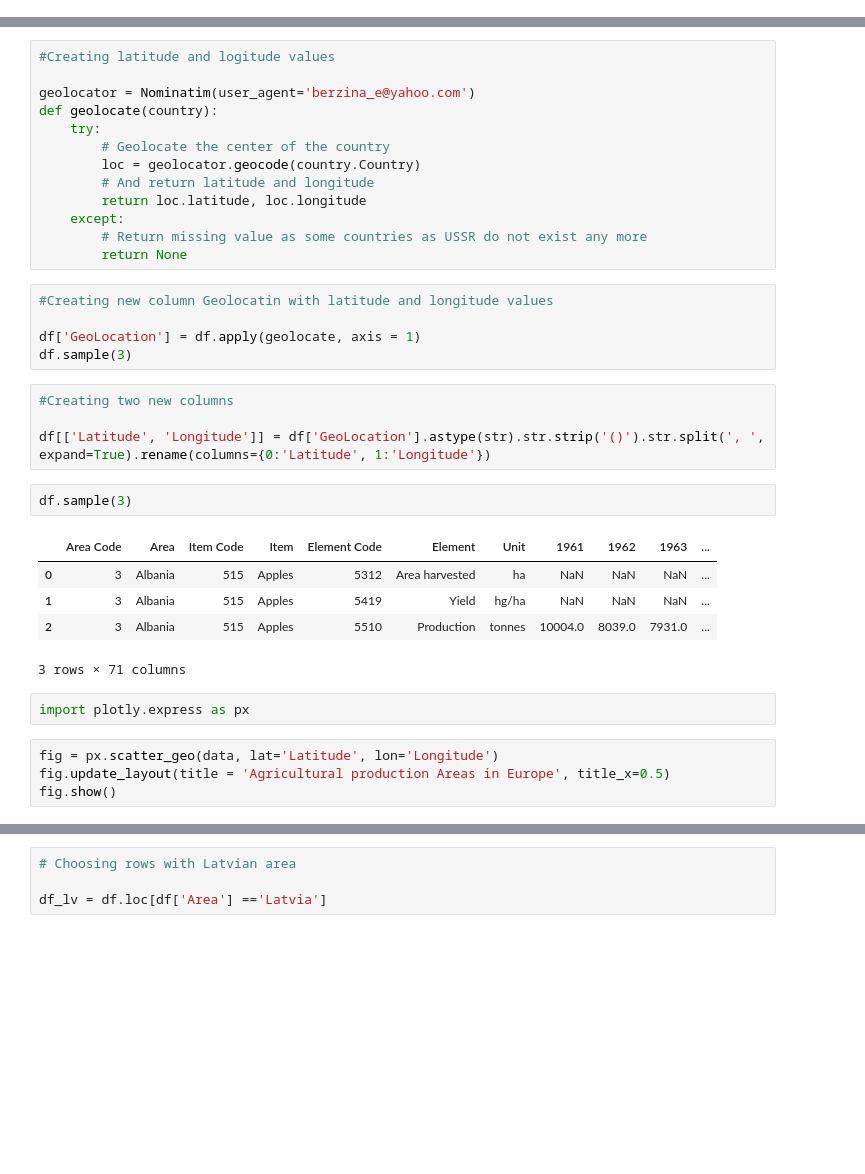
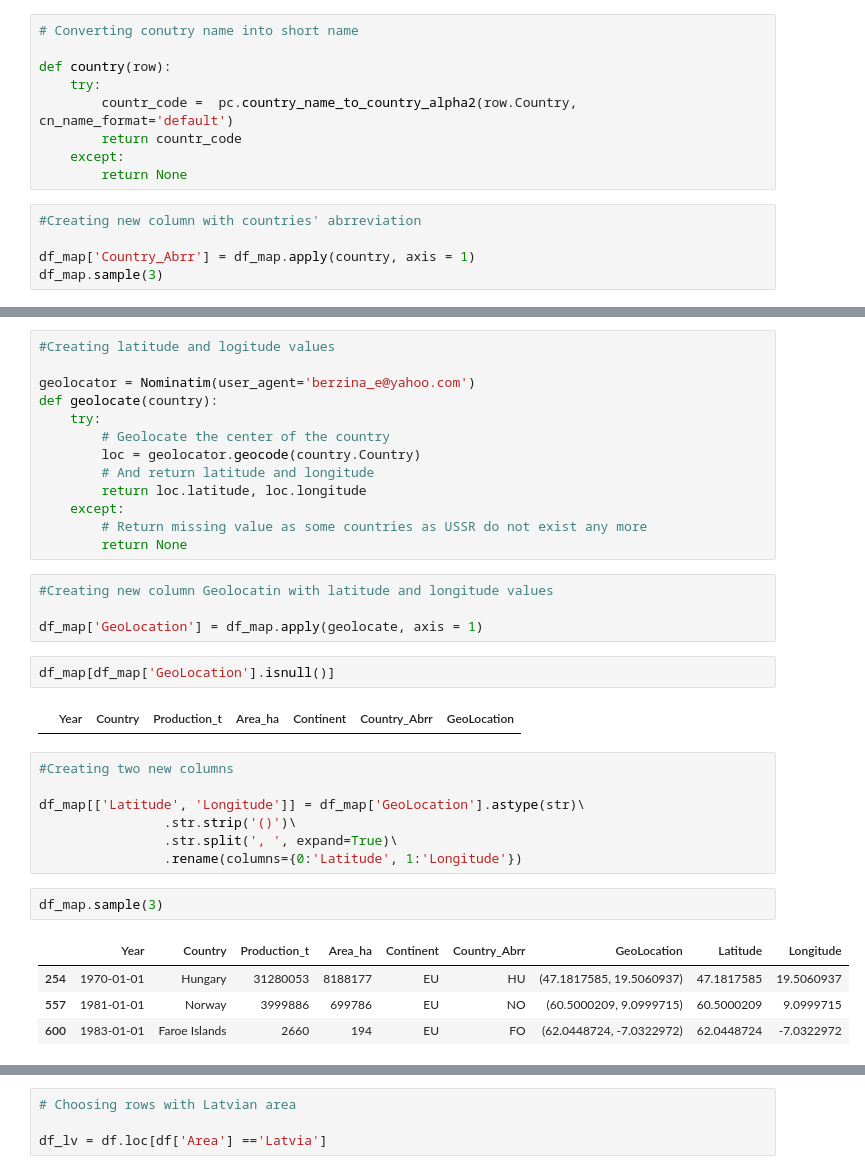
Before and after one commit to dekristi/Tech_Test, a Jupyter notebook: SGT_Project.ipynb, the cells around one changed output, grey strips where cells are left out. Drawn from its saved outputs; the diff is of its cells as text; blank space fills up the shorter version.

```diff
--- a/SGT_Project.ipynb
+++ b/SGT_Project.ipynb
@@ -166,0 +291,14 @@ df.sample(3)
+# %%
+# Converting conutry name into short name
+
+def country(row):
+    try:
+        countr_code =  pc.country_name_to_country_alpha2(row.Country, cn_name_format='default')
+        return countr_code
+    except:
+        return None
+# %%
+#Creating new column with countries' abrreviation
+
+df_map['Country_Abrr'] = df_map.apply(country, axis = 1)
+df_map.sample(3)
@@ -180,23 +323,22 @@ def geolocate(country):
 # %%
 #Creating new column Geolocatin with latitude and longitude values
 
-df['GeoLocation'] = df.apply(geolocate, axis = 1)
-df.sample(3)
+df_map['GeoLocation'] = df_map.apply(geolocate, axis = 1)
+# %%
+df_map[df_map['GeoLocation'].isnull()]
+# %% [output]
+|  | Year | Country | Production_t | Area_ha | Continent | Country_Abrr | GeoLocation |
 # %%
 #Creating two new columns
 
-df[['Latitude', 'Longitude']] = df['GeoLocation'].astype(str).str.strip('()').str.split(', ', expand=True).rename(columns={0:'Latitude', 1:'Longitude'})
+df_map[['Latitude', 'Longitude']] = df_map['GeoLocation'].astype(str)\
+                .str.strip('()')\
+                .str.split(', ', expand=True)\
+                .rename(columns={0:'Latitude', 1:'Longitude'})
 # %%
-df.sample(3)
+df_map.sample(3)
 # %% [output]
-|  | Area Code | Area | Item Code | Item | Element Code | Element | Unit | 1961 | 1962 | 1963 | ... |
-| 0 | 3 | Albania | 515 | Apples | 5312 | Area harvested | ha | NaN | NaN | NaN | ... |
-| 1 | 3 | Albania | 515 | Apples | 5419 | Yield | hg/ha | NaN | NaN | NaN | ... |
-| 2 | 3 | Albania | 515 | Apples | 5510 | Production | tonnes | 10004.0 | 8039.0 | 7931.0 | ... |
+|  | Year | Country | Production_t | Area_ha | Continent | Country_Abrr | GeoLocation | Latitude | Longitude |
+| 254 | 1970-01-01 | Hungary | 31280053 | 8188177 | EU | HU | (47.1817585, 19.5060937) | 47.1817585 | 19.5060937 |
+| 557 | 1981-01-01 | Norway | 3999886 | 699786 | EU | NO | (60.5000209, 9.0999715) | 60.5000209 | 9.0999715 |
+| 600 | 1983-01-01 | Faroe Islands | 2660 | 194 | EU | FO | (62.0448724, -7.0322972) | 62.0448724 | -7.0322972 |
-3 rows × 71 columns
-# %%
-import plotly.express as px
-# %%
-fig = px.scatter_geo(data, lat='Latitude', lon='Longitude')
-fig.update_layout(title = 'Agricultural production Areas in Europe', title_x=0.5)
-fig.show()
```
Also changed, not shown: parts of 58 cells of this notebook.
